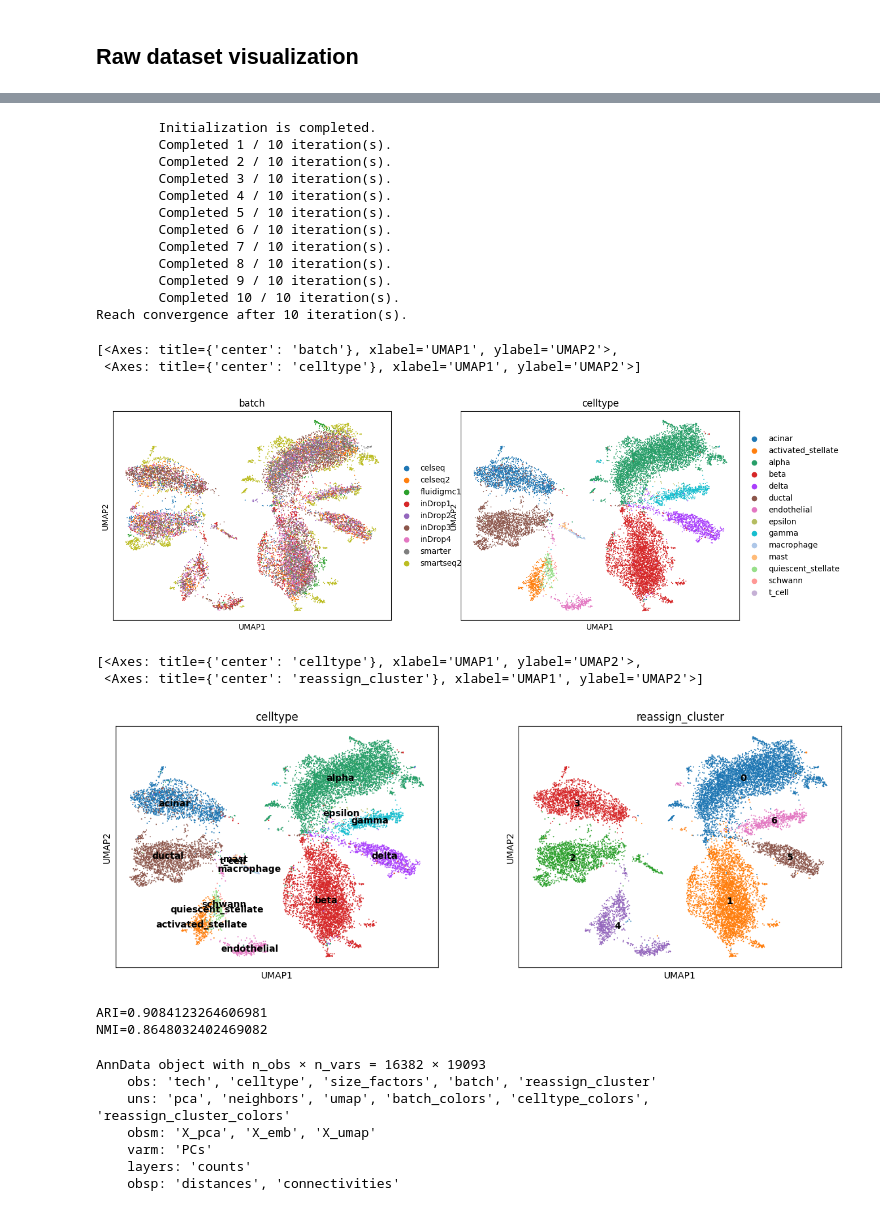
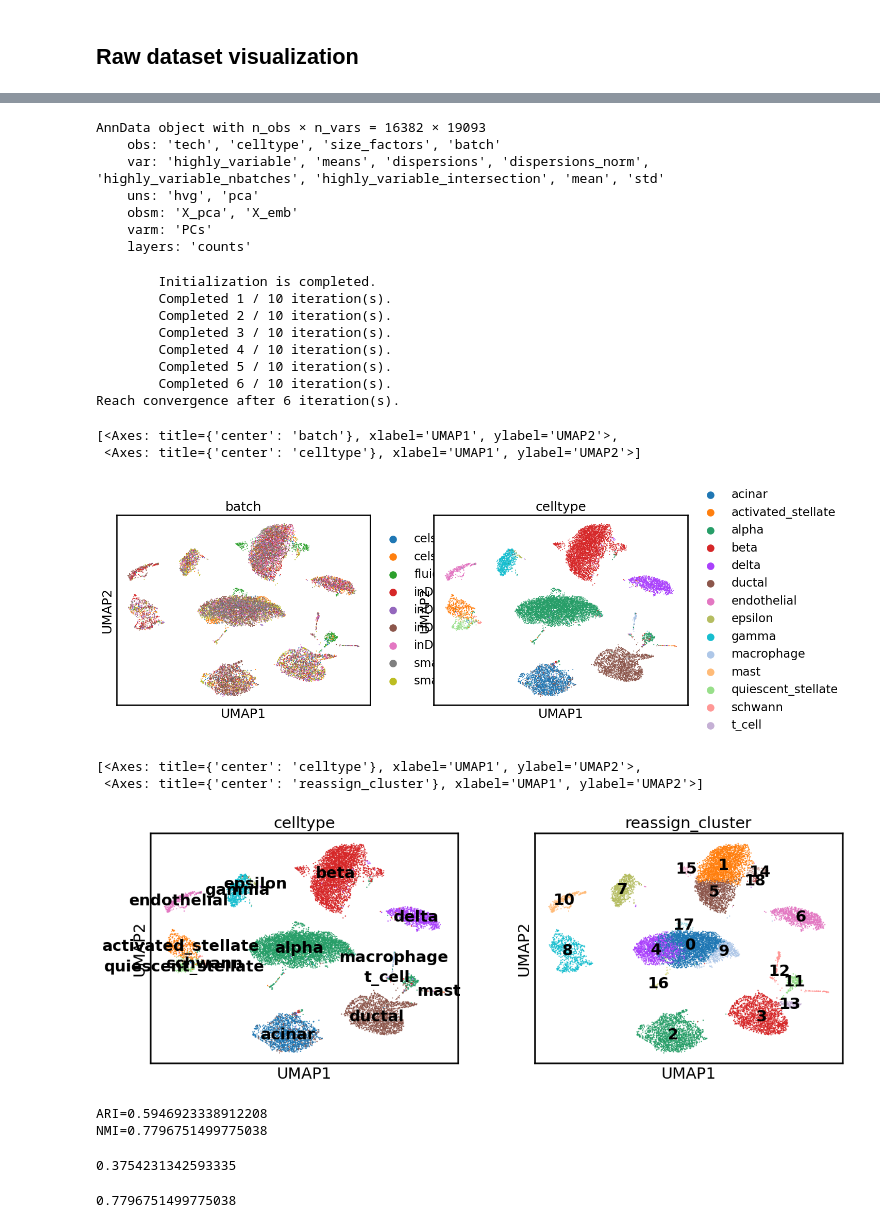
Before and after one commit to aleksstan96/Batch-Effect-Removal-Benchmarking, a Jupyter notebook: harmony/harmony_pytorch_pancreas.ipynb, the cells around one changed output, grey strips where cells are left out. Saved outputs shown, nothing was run; the diff lists cells and outputs as text; code cells hidden in the pictures.

```diff
--- a/harmony/harmony_pytorch_pancreas.ipynb
+++ b/harmony/harmony_pytorch_pancreas.ipynb
@@ -5,15 +5,16 @@ import matplotlib.pyplot as plt
 import os
 from harmony import harmonize
 import scib
+import numpy as np
+import anndata as ad
+from sklearn.metrics.cluster import adjusted_rand_score,normalized_mutual_info_score
 os.system("clear")
 
 ###############
 dataset="human_pancreas_norm_complexBatch"
-ncluster=14
 ###############
 
-data_dir="/home/ubuntu/benchmarking/"+dataset+".h5ad"
-adata_raw=sc.read(data_dir)
-print(adata_raw)
+data_dir="/goofys/users/Aleksandra_S/benchmarking_datasets/"+dataset+".h5ad"
+adata_raw=ad.read_h5ad(data_dir)
 adata_raw.obs['batch'] = adata_raw.obs.tech
 # print_dataset_information(adata_raw,batch_key="BATCH",celltype_key="celltype")
@@ -62,5 +141,18 @@ sc.pl.umap(adata_copy,color=["batch","celltype"],show=False)
+# %%
+adata_raw_scib
+# %% [output]
+AnnData object with n_obs × n_vars = 16382 × 19093
+    obs: 'tech', 'celltype', 'size_factors', 'batch'
+    var: 'highly_variable', 'means', 'dispersions', 'dispersions_norm', 'highly_variable_nbatches', 'highly_variable_intersection', 'mean', 'std'
+    uns: 'hvg', 'pca'
+    obsm: 'X_pca', 'X_emb'
+    varm: 'PCs'
+    layers: 'counts'
 # %%
-sc.tl.pca(adata_raw)
+# sc.pp.normalize_total(adata_raw,target_sum=1e4)
+# sc.pp.log1p(adata_raw)
+sc.pp.scale(adata_raw)
+sc.tl.pca(adata_raw, n_comps=20)
 adata_raw.obsm["X_emb"] = harmonize(adata_raw.obsm["X_pca"], adata_raw.obs, batch_key='batch')
 # %% [output]
         Initialization is completed.
@@ -70,11 +162,7 @@ adata_raw.obsm["X_emb"] = harmonize(adata_raw.obsm["X_pca"], adata_raw.obs, batc
         Completed 4 / 10 iteration(s).
         Completed 5 / 10 iteration(s).
         Completed 6 / 10 iteration(s).
-        Completed 7 / 10 iteration(s).
-        Completed 8 / 10 iteration(s).
-        Completed 9 / 10 iteration(s).
-        Completed 10 / 10 iteration(s).
-Reach convergence after 10 iteration(s).
+Reach convergence after 6 iteration(s).
 # %%
 ###########################################
 sc.pp.neighbors(adata_raw,random_state=0,use_rep="X_emb")
@@ -86,33 +174,35 @@ sc.pl.umap(adata_raw,color=["batch", "celltype"],show=False)
 # %% [output]
 [<Axes: title={'center': 'batch'}, xlabel='UMAP1', ylabel='UMAP2'>,
  <Axes: title={'center': 'celltype'}, xlabel='UMAP1', ylabel='UMAP2'>]
-[figure, old version]
+[figure, new version]
 # %%
 adata_clustering  = adata_raw.copy()
-sc.tl.louvain(adata_clustering,resolution=0.09,key_added="leiden")
-adata_raw.obs["reassign_cluster"] = adata_clustering.obs.leiden
+sc.tl.louvain(adata_clustering,resolution=1,key_added="louvain")
+adata_raw.obs["reassign_cluster"] = adata_clustering.obs.louvain
 
 sc.pl.umap(adata_raw,color=["celltype","reassign_cluster"],legend_loc="on data",show=False)
 # %% [output]
 [<Axes: title={'center': 'celltype'}, xlabel='UMAP1', ylabel='UMAP2'>,
  <Axes: title={'center': 'reassign_cluster'}, xlabel='UMAP1', ylabel='UMAP2'>]
-[figure, old version]
+[figure, new version]
 # %%
-from sklearn.metrics.cluster import adjusted_rand_score,normalized_mutual_info_score
 ari=adjusted_rand_score(adata_raw.obs["reassign_cluster"],adata_raw.obs["celltype"])
 nmi=normalized_mutual_info_score(adata_raw.obs["reassign_cluster"],adata_raw.obs["celltype"])
 print("ARI={}".format(ari))
 print("NMI={}".format(nmi))
 # %% [output]
-ARI=0.9084123264606981
-NMI=0.8648032402469082
+ARI=0.5946923338912208
+NMI=0.7796751499775038
-# %%
-adata_raw
-# %% [output]
-AnnData object with n_obs × n_vars = 16382 × 19093
-    obs: 'tech', 'celltype', 'size_factors', 'batch', 'reassign_cluster'
-    uns: 'pca', 'neighbors', 'umap', 'batch_colors', 'celltype_colors', 'reassign_cluster_colors'
-    obsm: 'X_pca', 'X_emb', 'X_umap'
-    varm: 'PCs'
-    layers: 'counts'
-    obsp: 'distances', 'connectivities'
+# %%
+scib.metrics.ilisi_graph(adata_raw, batch_key="batch", type_="embed", use_rep="X_emb"
+    # ,k0=15,
+    # subsample=None,
+    # scale=True,
+    # n_cores=1
+    )
+# %% [output]
+0.3754231342593335
+# %%
+scib.metrics.nmi(adata_raw, cluster_key='reassign_cluster', label_key='celltype', implementation='arithmetic')
+# %% [output]
+0.7796751499775038
```
Also changed, not shown: parts of 31 cells of this notebook, 8 other files.
